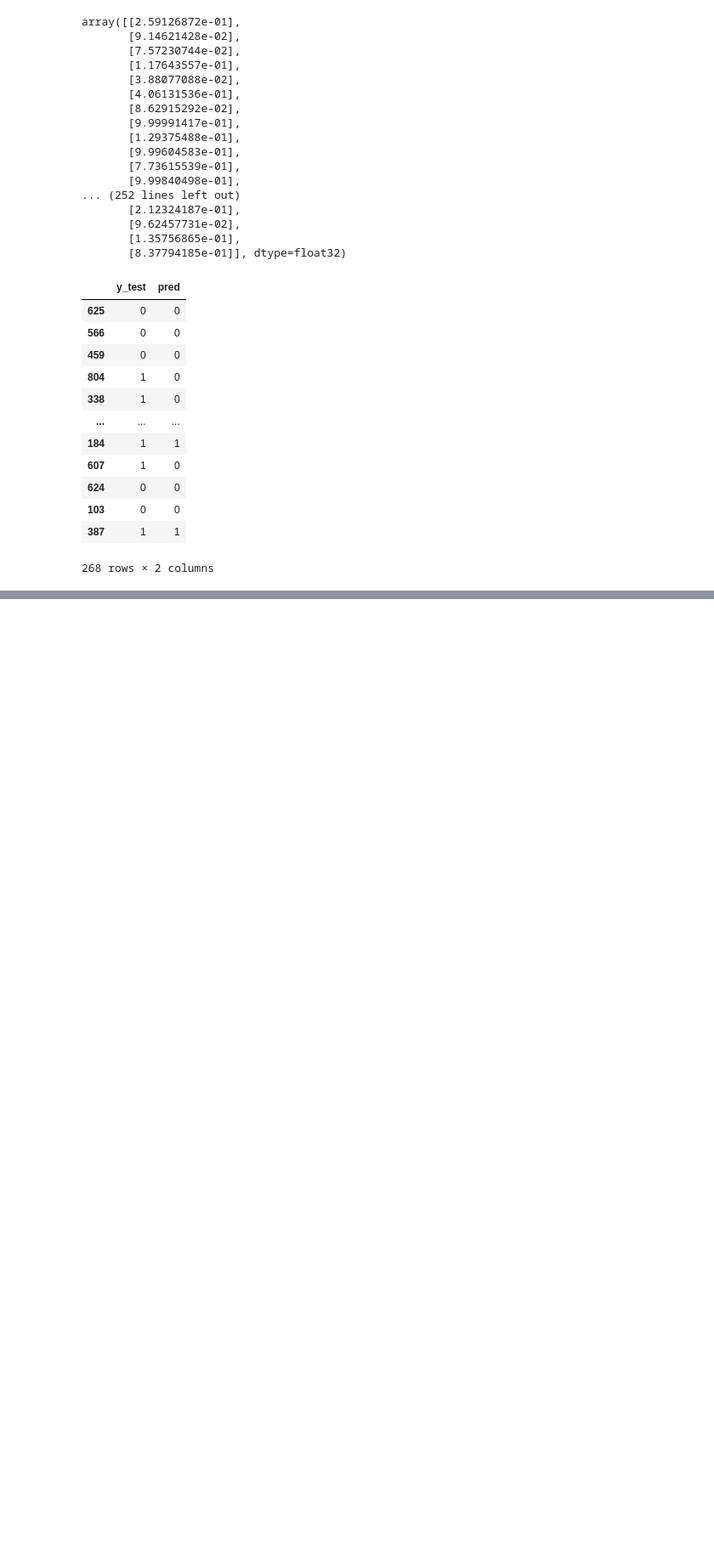
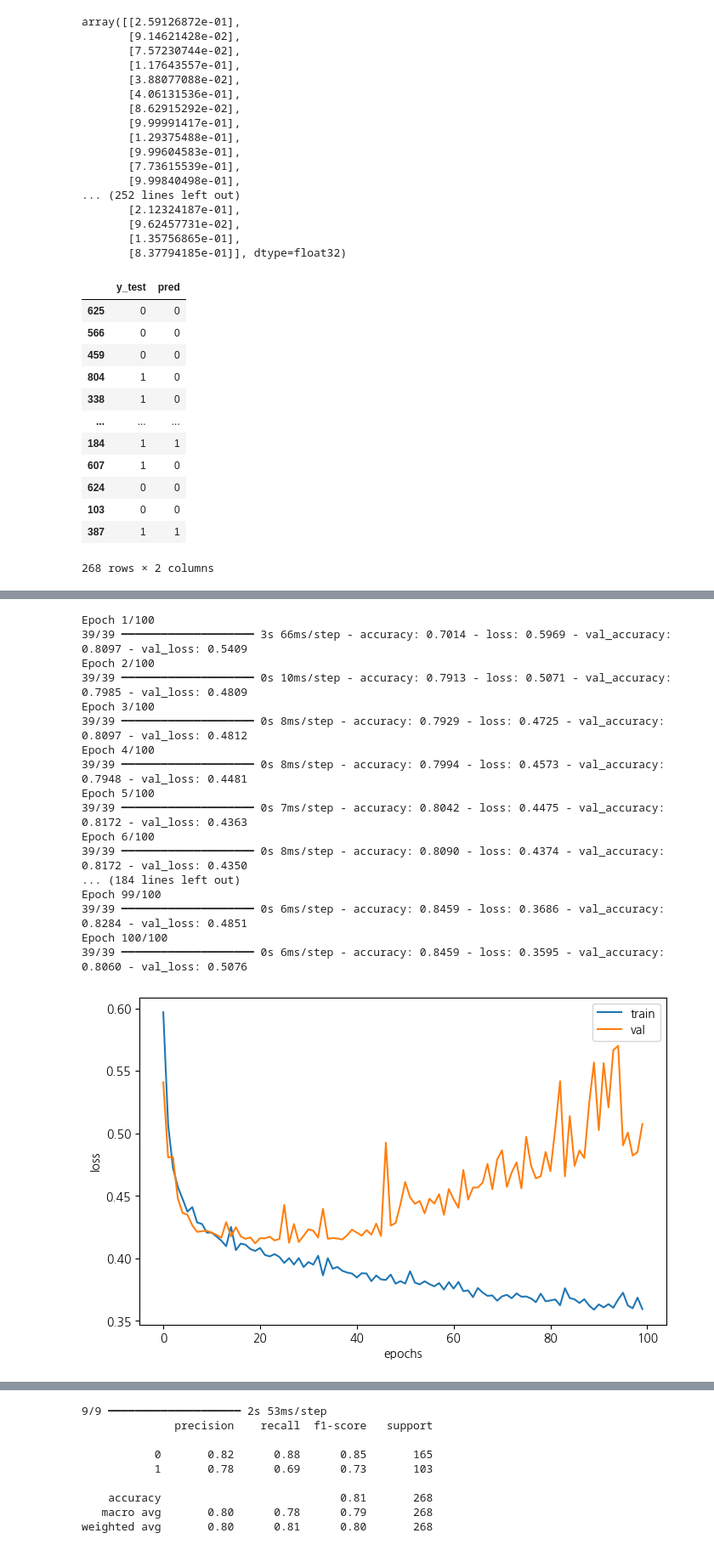
Before and after one commit to haram4th/fintech4, a Jupyter notebook: 07DeepLearning/02텐서플로우 모델 구축방법 3가지.ipynb, the cells around one changed output, grey strips where cells are left out. Shown at 85% size. Drawn from its saved outputs; the diff is of its cells as text; code cells hidden in the pictures; blank space fills up the shorter version.

```diff
--- a/07DeepLearning/02텐서플로우 모델 구축방법 3가지.ipynb
+++ b/07DeepLearning/02텐서플로우 모델 구축방법 3가지.ipynb
@@ -311,0 +429,19 @@ result
+# %%
+class Titanic(Model):
+    def __init__(self):
+        super().__init__()  # 입력층
+        self.dense1 = Dense(128, activation='relu') #은닉층
+        self.dense2 = Dense(64, activation='relu') #은닉층
+        self.dense3 = Dense(32, activation='relu') #은닉층
+        self.dense4 = Dense(16, activation='relu') #은닉층
+        self.outputs= Dense(1, activation='sigmoid') # 출력층
+
+    def call(self, inputs):
+        x = self.dense1(inputs)
+        x = self.dense2(x)
+        x = self.dense3(x)
+        x = self.dense4(x)
+        return self.outputs(x)
+# %%
+model = Titanic()
+print(model.summary())
@@ -311,0 +467,37 @@ result
+# %%
+# 모델의 파라미터 세팅
+model.compile(loss='binary_crossentropy', optimizer='adam', metrics=['accuracy'])
+history = model.fit(X_train_ppd, y_train, epochs=100, batch_size=16,
+                   validation_data=(X_test_ppd, y_test))
+plt.figure(figsize=(8,5))
+plt.plot(history.history['loss'])
+plt.plot(history.history['val_loss'])
+plt.xlabel('epochs')
+plt.ylabel('loss')
+plt.legend(['train', 'val'])
+plt.show()
+
+pred = model.predict(X_test_ppd)
+pred
+result = pd.DataFrame(dict(y_test=y_test, pred=pred[:,0]))
+result['pred'] =  result['pred'].apply(lambda x: 1 if x >= 0.5 else 0)
+print(classification_report(result['y_test'], result['pred']))
+# %% [output]
+Epoch 1/100
+39/39 ━━━━━━━━━━━━━━━━━━━━ 3s 66ms/step - accuracy: 0.7014 - loss: 0.5969 - val_accuracy: 0.8097 - val_loss: 0.5409
+Epoch 2/100
+39/39 ━━━━━━━━━━━━━━━━━━━━ 0s 10ms/step - accuracy: 0.7913 - loss: 0.5071 - val_accuracy: 0.7985 - val_loss: 0.4809
+Epoch 3/100
+39/39 ━━━━━━━━━━━━━━━━━━━━ 0s 8ms/step - accuracy: 0.7929 - loss: 0.4725 - val_accuracy: 0.8097 - val_loss: 0.4812
+Epoch 4/100
+39/39 ━━━━━━━━━━━━━━━━━━━━ 0s 8ms/step - accuracy: 0.7994 - loss: 0.4573 - val_accuracy: 0.7948 - val_loss: 0.4481
+Epoch 5/100
+39/39 ━━━━━━━━━━━━━━━━━━━━ 0s 7ms/step - accuracy: 0.8042 - loss: 0.4475 - val_accuracy: 0.8172 - val_loss: 0.4363
+Epoch 6/100
+39/39 ━━━━━━━━━━━━━━━━━━━━ 0s 8ms/step - accuracy: 0.8090 - loss: 0.4374 - val_accuracy: 0.8172 - val_loss: 0.4350
+... (184 lines left out)
+Epoch 99/100
+39/39 ━━━━━━━━━━━━━━━━━━━━ 0s 6ms/step - accuracy: 0.8459 - loss: 0.3686 - val_accuracy: 0.8284 - val_loss: 0.4851
+Epoch 100/100
+39/39 ━━━━━━━━━━━━━━━━━━━━ 0s 6ms/step - accuracy: 0.8459 - loss: 0.3595 - val_accuracy: 0.8060 - val_loss: 0.5076
+[figure, added]
@@ -311,0 +506,9 @@ result
+9/9 ━━━━━━━━━━━━━━━━━━━━ 2s 53ms/step
+              precision    recall  f1-score   support
+
+           0       0.82      0.88      0.85       165
+           1       0.78      0.69      0.73       103
+
+    accuracy                           0.81       268
+   macro avg       0.80      0.78      0.79       268
+weighted avg       0.80      0.81      0.80       268
```
Also changed, not shown: parts of 10 cells of this notebook, 1 other file.
